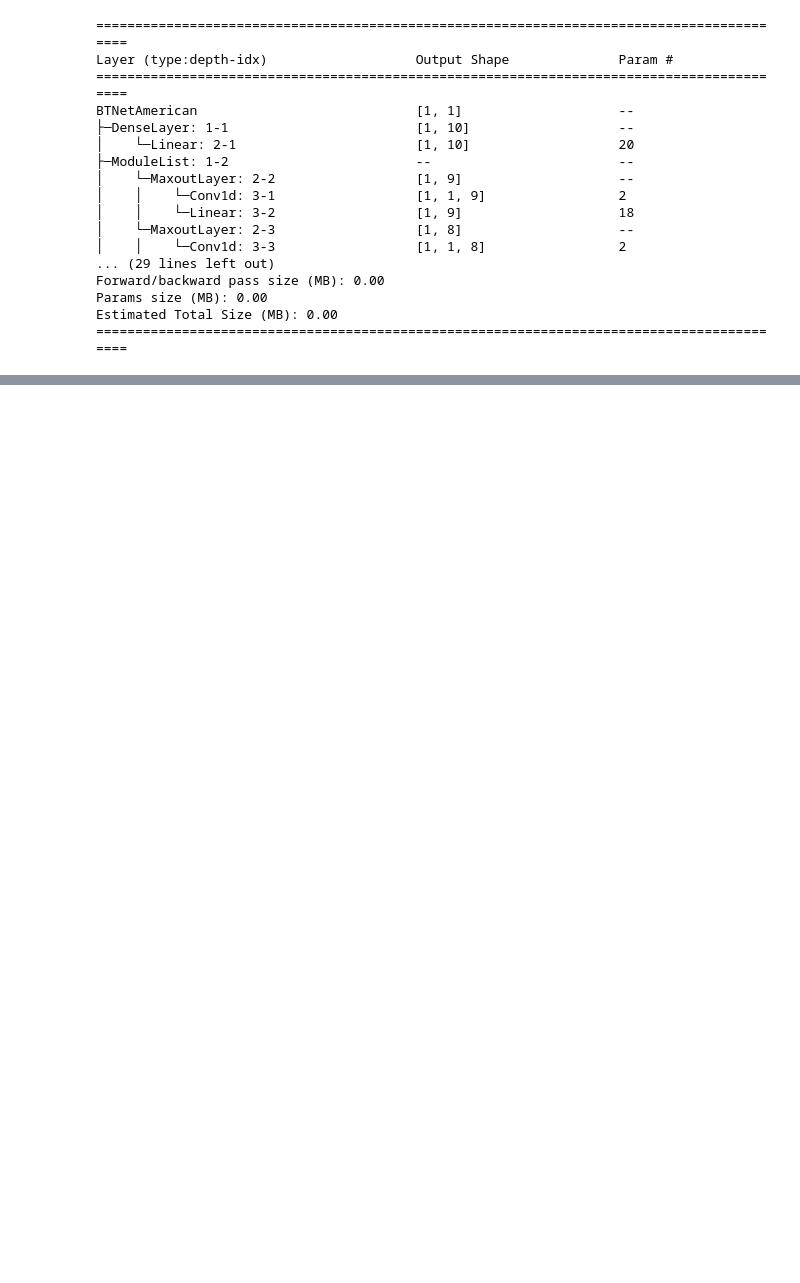
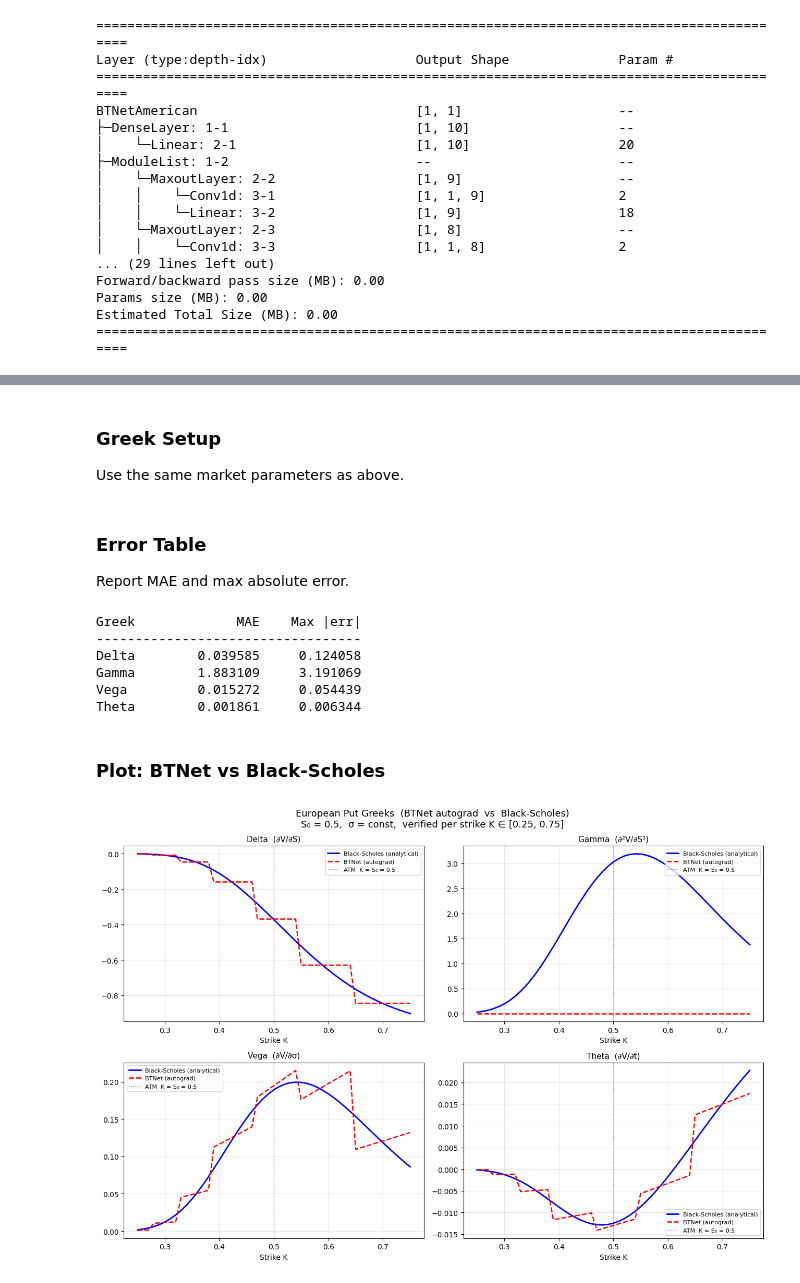
Before and after one commit to wlcmtunknwndth/BTNet-BS, a Jupyter notebook: btnn-bs-torch-v2.ipynb, the cells around one changed output, grey strips where cells are left out. Cells and saved outputs as stored; diff of their text form; code cells hidden in the pictures; blank space fills up the shorter version.

```diff
--- a/btnn-bs-torch-v2.ipynb
+++ b/btnn-bs-torch-v2.ipynb
@@ -416,0 +429,36 @@ ONNXProgram(
+# %% [markdown]
+### Greek Setup
+
+Use the same market parameters as above.
+# %%
+# ---- BTNet Greeks via autograd ----
+greeks_btnet = btnet_greeks(
+    K_values=K_test,
+    S0=S0, sigma=sig, r=r, T=T,
+    n=n_dim,
+)
+
+# ---- Black-Scholes analytical Greeks (reference) ----
+greeks_bs = bs_greeks(
+    K_values=K_test,
+    S0=S0, sigma=sig, r=r, T=T,
+)
+# %% [markdown]
+### Error Table
+
+Report MAE and max absolute error.
+# %%
+greeks_error_table(greeks_btnet, greeks_bs)
+# %% [output]
+Greek             MAE    Max |err|
+----------------------------------
+Delta        0.039585     0.124058
+Gamma        1.883109     3.191069
+Vega         0.015272     0.054439
+Theta        0.001861     0.006344
+# %% [markdown]
+### Plot: BTNet vs Black-Scholes
+# %%
+plot_greeks(K_test, greeks_btnet, greeks_bs, S0=S0)
+# %% [output]
+[figure, added]
```
Also changed, not shown: parts of 35 cells of this notebook, 6 other files.
